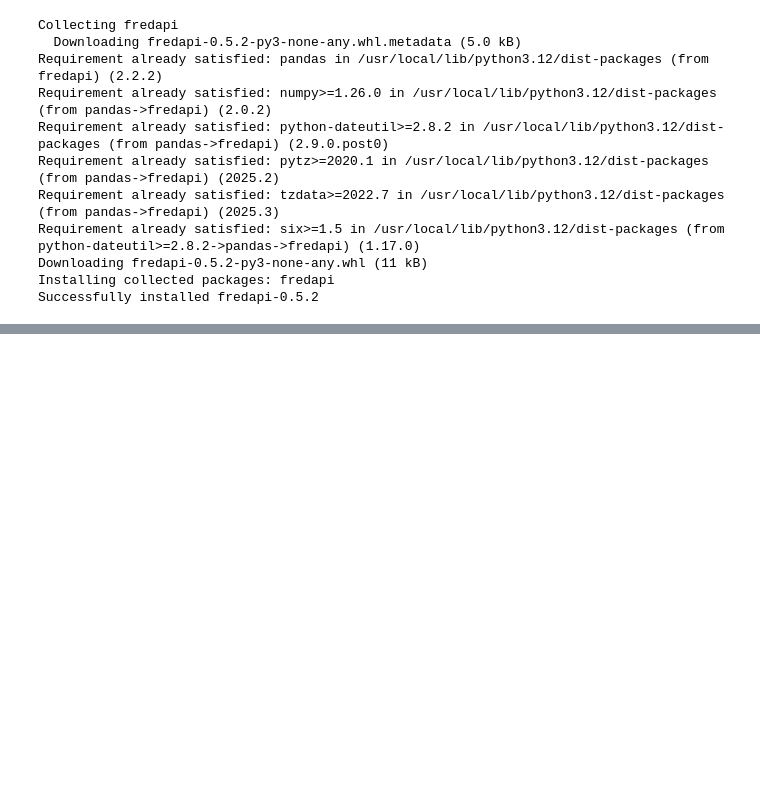
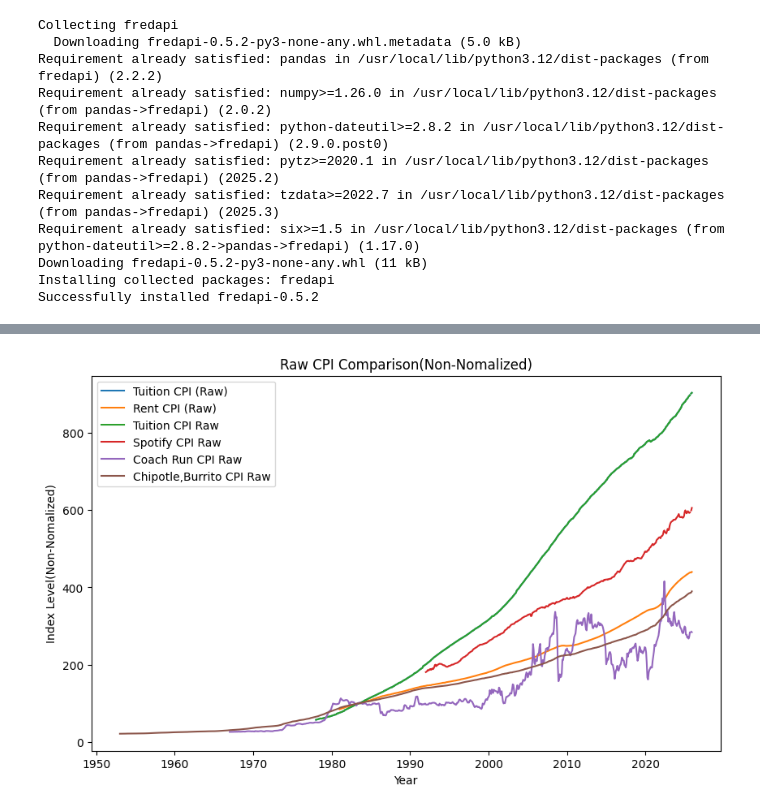
Before and after one commit to shuangquan-li-con/ECON5200-37499-Applied-Data-Analytics-in-Economics, a Jupyter notebook: econ_5200_assignment_1.ipynb, the cells around one changed output, grey strips where cells are left out. Saved outputs shown, nothing was run; the diff lists cells and outputs as text; code cells hidden in the pictures; blank space fills up the shorter version.

```diff
--- a/econ_5200_assignment_1.ipynb
+++ b/econ_5200_assignment_1.ipynb
@@ -160,0 +154,17 @@ plt.show()
+# %%
+df_Raw=df
+# %%
+plt.figure(figsize=(10,6))
+plt.plot(df_Raw.index,df_Raw['Tuition_CPI'],label='Tuition CPI (Raw)')
+plt.plot(df_Raw.index,df_Raw['Rent_CPI'],label='Rent CPI (Raw)')
+plt.plot(df_Raw.index,df_Raw['Tuition_CPI'],label='Tuition CPI Raw')
+plt.plot(df_Raw.index,df_Raw['Spotify_CPI'],label='Spotify CPI Raw')
+plt.plot(df_Raw.index,df_Raw['Coach Run_CPI'],label='Coach Run CPI Raw')
+plt.plot(df_Raw.index,df_Raw['Chipotle,Burrito_CPI'],label='Chipotle,Burrito CPI Raw')
+plt.title('Raw CPI Comparison(Non-Nomalized)')
+plt.xlabel('Year')
+plt.ylabel('Index Level(Non-Nomalized)')
+plt.legend()
+plt.show()
+# %% [output]
+[figure, added]
```
Also changed, not shown: parts of 10 cells of this notebook.
